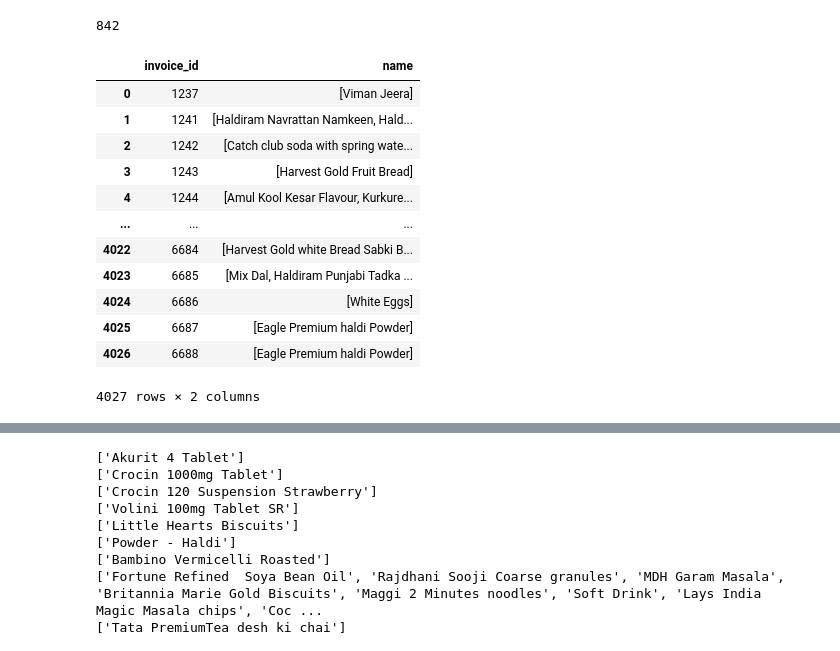
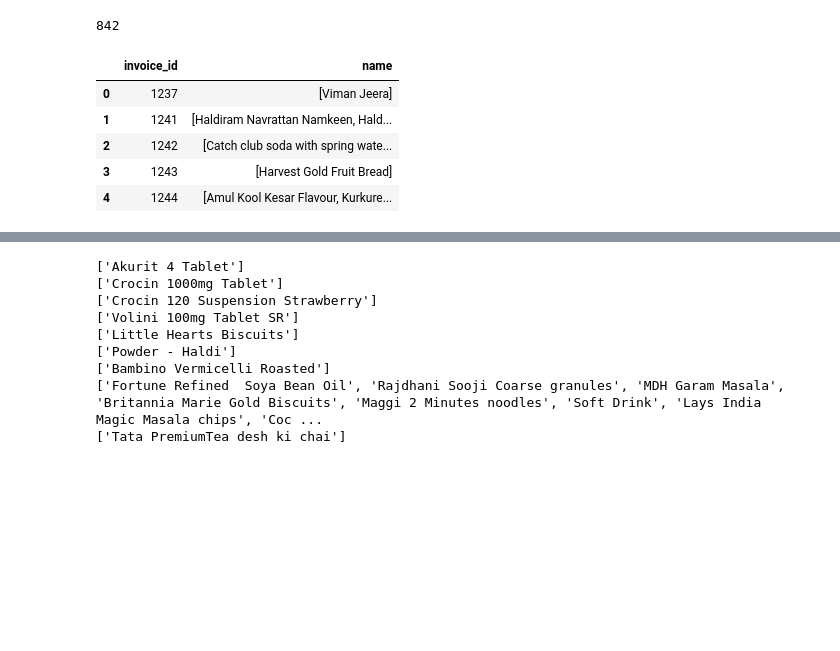
Before and after one commit to bs15b001/Retailer_data_analytics, a Jupyter notebook: most_frequent_occurence.ipynb, the cells around one changed output, grey strips where cells are left out. Saved outputs shown, nothing was run; the diff lists cells and outputs as text; code cells hidden in the pictures; blank space fills up the shorter version.

```diff
--- a/most_frequent_occurence.ipynb
+++ b/most_frequent_occurence.ipynb
@@ -37,21 +30,14 @@ df['name'].nunique()
 842
 # %%
 df_purchase=df.groupby('invoice_id').name.apply(list).reset_index()
-df_purchase
+df_purchase.head()
 # %% [output]
 |  | invoice_id | name |
 | 0 | 1237 | [Viman Jeera] |
 | 1 | 1241 | [Haldiram Navrattan Namkeen, Hald... |
 | 2 | 1242 | [Catch club soda with spring wate... |
 | 3 | 1243 | [Harvest Gold Fruit Bread] |
 | 4 | 1244 | [Amul Kool Kesar Flavour, Kurkure... |
-| ... | ... | ... |
-| 4022 | 6684 | [Harvest Gold white Bread Sabki B... |
-| 4023 | 6685 | [Mix Dal, Haldiram Punjabi Tadka ... |
-| 4024 | 6686 | [White Eggs] |
-| 4025 | 6687 | [Eagle Premium haldi Powder] |
-| 4026 | 6688 | [Eagle Premium haldi Powder] |
-4027 rows × 2 columns
 # %%
 # Finding the most frequent occurrences of pairs in a list of lists
 
```
Also changed, not shown: parts of 31 cells of this notebook.
